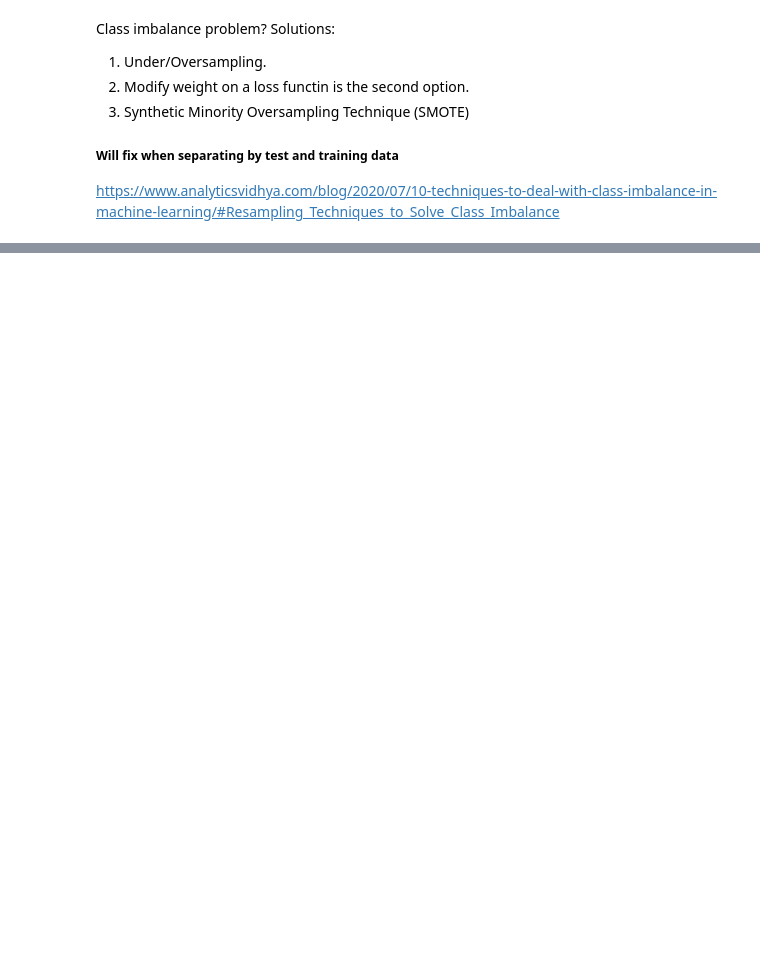
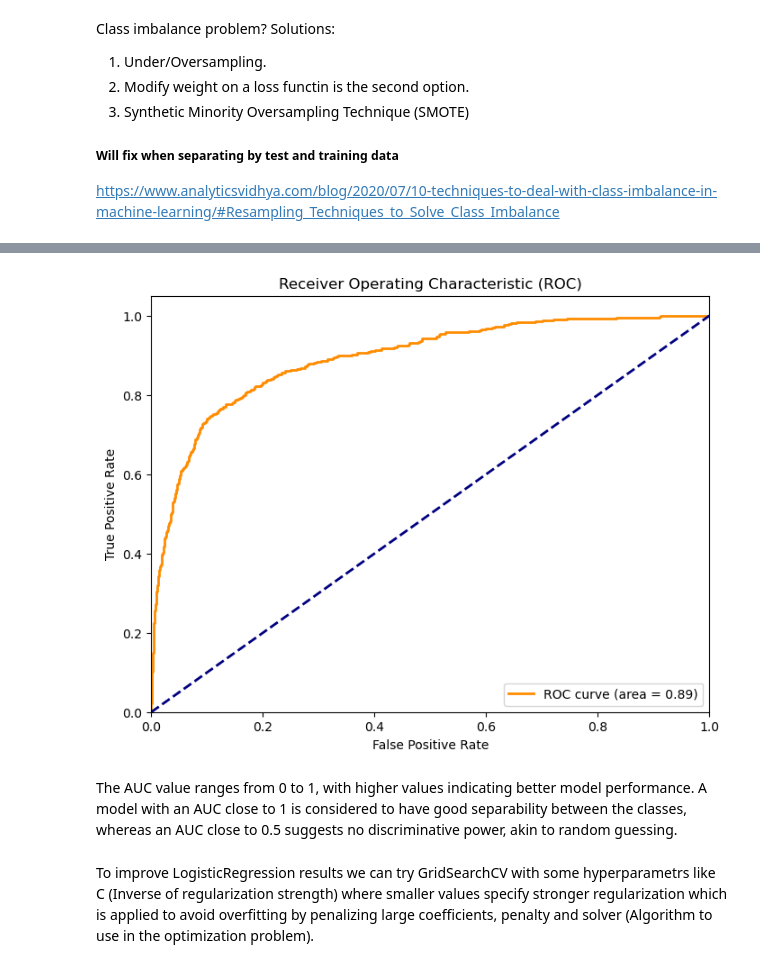
Before and after one commit to kholostovamk/Projects, a Jupyter notebook: ML/classification.ipynb, the cells around one changed output, grey strips where cells are left out. Cells and saved outputs as stored; diff of their text form; code cells hidden in the pictures; blank space fills up the shorter version.

Commit message:
Conducted models predictions for classification issue

```diff
--- a/ML/classification.ipynb
+++ b/ML/classification.ipynb
@@ -88,0 +154,12 @@ dtype: int64
+# %%
+#features mixed from two methods correlation check and random forest
+
+rf_feature_list = top_rf_features.index.tolist()
+corr_feature_list = top_corr_features.index.tolist()
+
+combined_features = list(set(rf_feature_list) | set(corr_feature_list))  # Union
+
+final_features = combined_features[:10]
+
+print("Set of features for predicting: ", final_features)
+print("Set with more features for improving model if needed: ", combined_features)
@@ -136,0 +452,28 @@ SMOTE does not accept missing values encoded as NaN natively. For supervised lea
+# %%
+from sklearn.metrics import roc_curve, auc
+import matplotlib.pyplot as plt
+
+# Predict probabilities for the test set
+y_probs = log_reg.predict_proba(X_test_scaled)[:, 1]  # Probability estimates for the positive class
+
+# Compute ROC curve and AUC
+fpr, tpr, thresholds = roc_curve(y_test, y_probs)
+roc_auc = auc(fpr, tpr)
+
+# Plotting the ROC Curve
+plt.figure(figsize=(8, 6))
+plt.plot(fpr, tpr, color='darkorange', lw=2, label=f'ROC curve (area = {roc_auc:.2f})')
+plt.plot([0, 1], [0, 1], color='navy', lw=2, linestyle='--')
+plt.xlim([0.0, 1.0])
+plt.ylim([0.0, 1.05])
+plt.xlabel('False Positive Rate')
+plt.ylabel('True Positive Rate')
+plt.title('Receiver Operating Characteristic (ROC)')
+plt.legend(loc="lower right")
+plt.show()
+# %% [output]
+[figure, added]
+# %% [markdown]
+The AUC value ranges from 0 to 1, with higher values indicating better model performance. A model with an AUC close to 1 is considered to have good separability between the classes, whereas an AUC close to 0.5 suggests no discriminative power, akin to random guessing.
+# %% [markdown]
+To improve LogisticRegression results we can try GridSearchCV with some hyperparametrs like C (Inverse of regularization strength) where smaller values specify stronger regularization which is applied to avoid overfitting by penalizing large coefficients, penalty and solver (Algorithm to use in the optimization problem).
```
Also changed, not shown: parts of 30 cells of this notebook, 2 other files.
